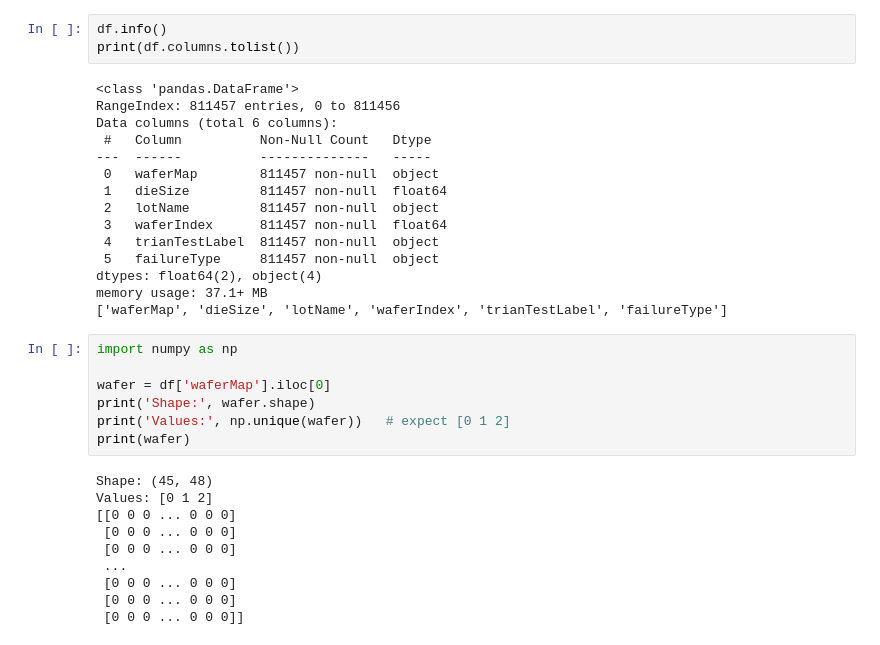
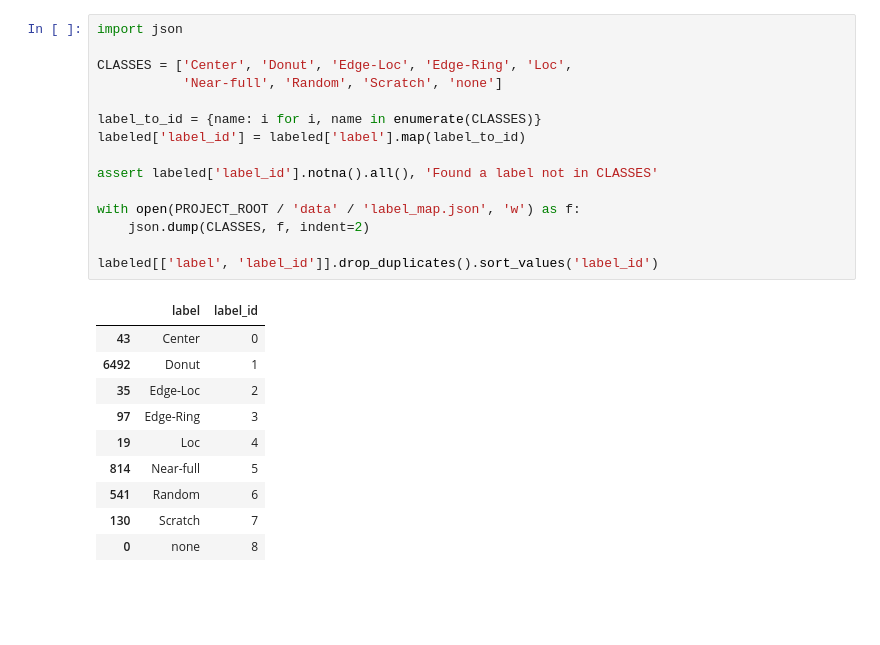
Before and after one commit to harshita-kode/wafer-lens, a Jupyter notebook: notebooks/explore_data.ipynb, the cells around one changed output. Cells and saved outputs as stored; diff of their text form; blank space fills up the shorter version.

```diff
--- a/notebooks/explore_data.ipynb
+++ b/notebooks/explore_data.ipynb
@@ -39,35 +49,26 @@ df.to_pickle(PROJECT_ROOT / 'data' / 'raw' / 'LSWMD_py3.pkl')
 # %%
-df.info()
-print(df.columns.tolist())
+import json
+
+CLASSES = ['Center', 'Donut', 'Edge-Loc', 'Edge-Ring', 'Loc',
+           'Near-full', 'Random', 'Scratch', 'none']
+
+label_to_id = {name: i for i, name in enumerate(CLASSES)}
+labeled['label_id'] = labeled['label'].map(label_to_id)
+
+assert labeled['label_id'].notna().all(), 'Found a label not in CLASSES'
+
+with open(PROJECT_ROOT / 'data' / 'label_map.json', 'w') as f:
+    json.dump(CLASSES, f, indent=2)
+
+labeled[['label', 'label_id']].drop_duplicates().sort_values('label_id')
 # %% [output]
-<class 'pandas.DataFrame'>
-RangeIndex: 811457 entries, 0 to 811456
-Data columns (total 6 columns):
- #   Column          Non-Null Count   Dtype
----  ------          --------------   -----
- 0   waferMap        811457 non-null  object
- 1   dieSize         811457 non-null  float64
- 2   lotName         811457 non-null  object
- 3   waferIndex      811457 non-null  float64
- 4   trianTestLabel  811457 non-null  object
- 5   failureType     811457 non-null  object
-dtypes: float64(2), object(4)
-memory usage: 37.1+ MB
-['waferMap', 'dieSize', 'lotName', 'waferIndex', 'trianTestLabel', 'failureType']
+|  | label | label_id |
+| 43 | Center | 0 |
+| 6492 | Donut | 1 |
+| 35 | Edge-Loc | 2 |
+| 97 | Edge-Ring | 3 |
+| 19 | Loc | 4 |
+| 814 | Near-full | 5 |
+| 541 | Random | 6 |
+| 130 | Scratch | 7 |
+| 0 | none | 8 |
-# %%
-import numpy as np
-
-wafer = df['waferMap'].iloc[0]
-print('Shape:', wafer.shape)
-print('Values:', np.unique(wafer))   # expect [0 1 2]
-print(wafer)
-# %% [output]
-Shape: (45, 48)
-Values: [0 1 2]
-[[0 0 0 ... 0 0 0]
- [0 0 0 ... 0 0 0]
- [0 0 0 ... 0 0 0]
- ...
- [0 0 0 ... 0 0 0]
- [0 0 0 ... 0 0 0]
- [0 0 0 ... 0 0 0]]
```
Also changed, not shown: parts of 10 cells of this notebook, 1 other file.
